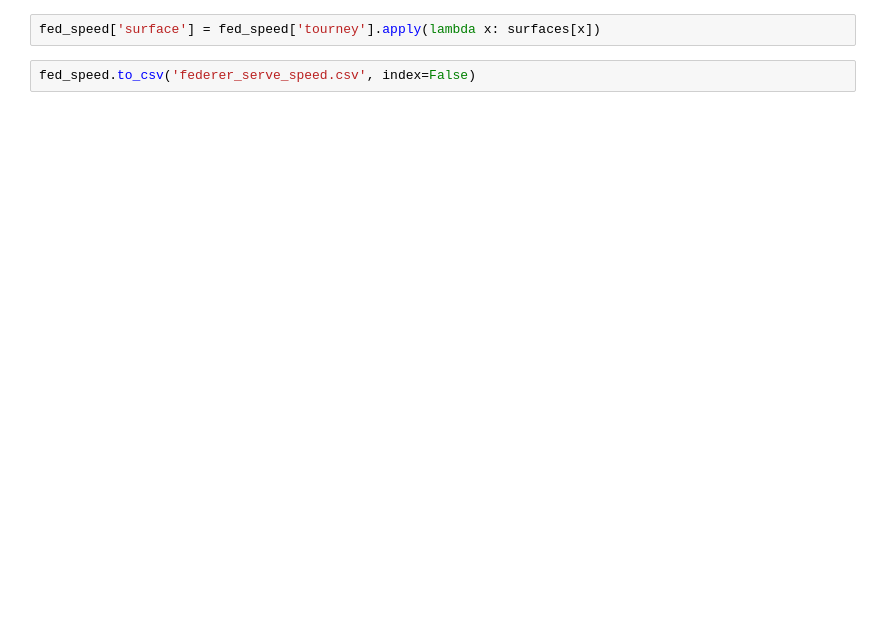
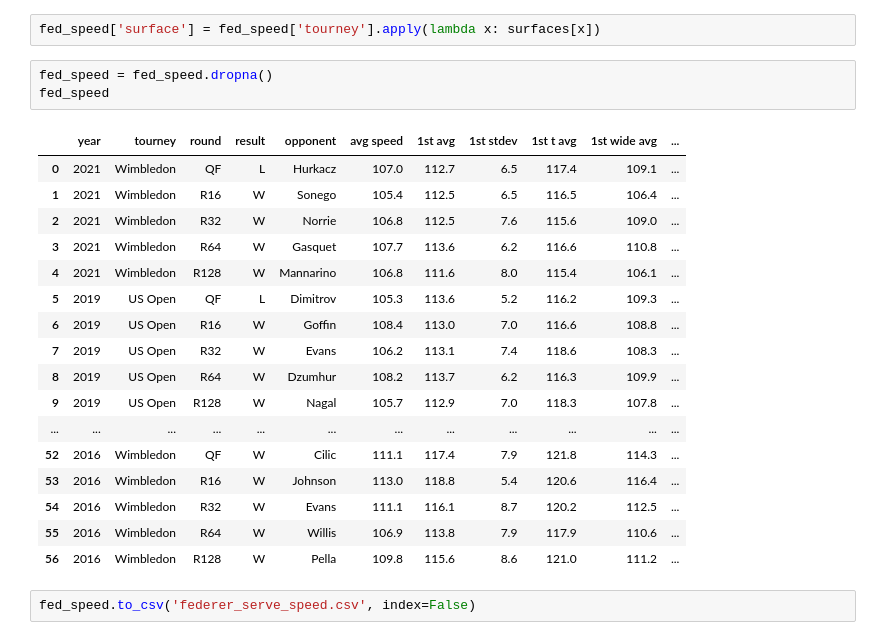
Before and after one commit to altairaguelo/tennis_serve_data_analysis, a Jupyter notebook: fed_data_cleaining.ipynb, the cells around one changed output. Drawn from its saved outputs; the diff is of its cells as text; blank space fills up the shorter version.

```diff
--- a/fed_data_cleaining.ipynb
+++ b/fed_data_cleaining.ipynb
@@ -166,4 +166,25 @@ fed_speed
 # %%
 fed_speed['surface'] = fed_speed['tourney'].apply(lambda x: surfaces[x])
+# %%
+fed_speed = fed_speed.dropna()
+fed_speed
+# %% [output]
+|  | year | tourney | round | result | opponent | avg speed | 1st avg | 1st stdev | 1st t avg | 1st wide avg | ... |
+| 0 | 2021 | Wimbledon | QF | L | Hurkacz | 107.0 | 112.7 | 6.5 | 117.4 | 109.1 | ... |
+| 1 | 2021 | Wimbledon | R16 | W | Sonego | 105.4 | 112.5 | 6.5 | 116.5 | 106.4 | ... |
+| 2 | 2021 | Wimbledon | R32 | W | Norrie | 106.8 | 112.5 | 7.6 | 115.6 | 109.0 | ... |
+| 3 | 2021 | Wimbledon | R64 | W | Gasquet | 107.7 | 113.6 | 6.2 | 116.6 | 110.8 | ... |
+| 4 | 2021 | Wimbledon | R128 | W | Mannarino | 106.8 | 111.6 | 8.0 | 115.4 | 106.1 | ... |
+| 5 | 2019 | US Open | QF | L | Dimitrov | 105.3 | 113.6 | 5.2 | 116.2 | 109.3 | ... |
+| 6 | 2019 | US Open | R16 | W | Goffin | 108.4 | 113.0 | 7.0 | 116.6 | 108.8 | ... |
+| 7 | 2019 | US Open | R32 | W | Evans | 106.2 | 113.1 | 7.4 | 118.6 | 108.3 | ... |
+| 8 | 2019 | US Open | R64 | W | Dzumhur | 108.2 | 113.7 | 6.2 | 116.3 | 109.9 | ... |
+| 9 | 2019 | US Open | R128 | W | Nagal | 105.7 | 112.9 | 7.0 | 118.3 | 107.8 | ... |
+| ... | ... | ... | ... | ... | ... | ... | ... | ... | ... | ... | ... |
+| 52 | 2016 | Wimbledon | QF | W | Cilic | 111.1 | 117.4 | 7.9 | 121.8 | 114.3 | ... |
+| 53 | 2016 | Wimbledon | R16 | W | Johnson | 113.0 | 118.8 | 5.4 | 120.6 | 116.4 | ... |
+| 54 | 2016 | Wimbledon | R32 | W | Evans | 111.1 | 116.1 | 8.7 | 120.2 | 112.5 | ... |
+| 55 | 2016 | Wimbledon | R64 | W | Willis | 106.9 | 113.8 | 7.9 | 117.9 | 110.6 | ... |
+| 56 | 2016 | Wimbledon | R128 | W | Pella | 109.8 | 115.6 | 8.6 | 121.0 | 111.2 | ... |
 # %%
 fed_speed.to_csv('federer_serve_speed.csv', index=False)
```
Also changed, not shown: parts of 2 cells of this notebook, 3 other files.
